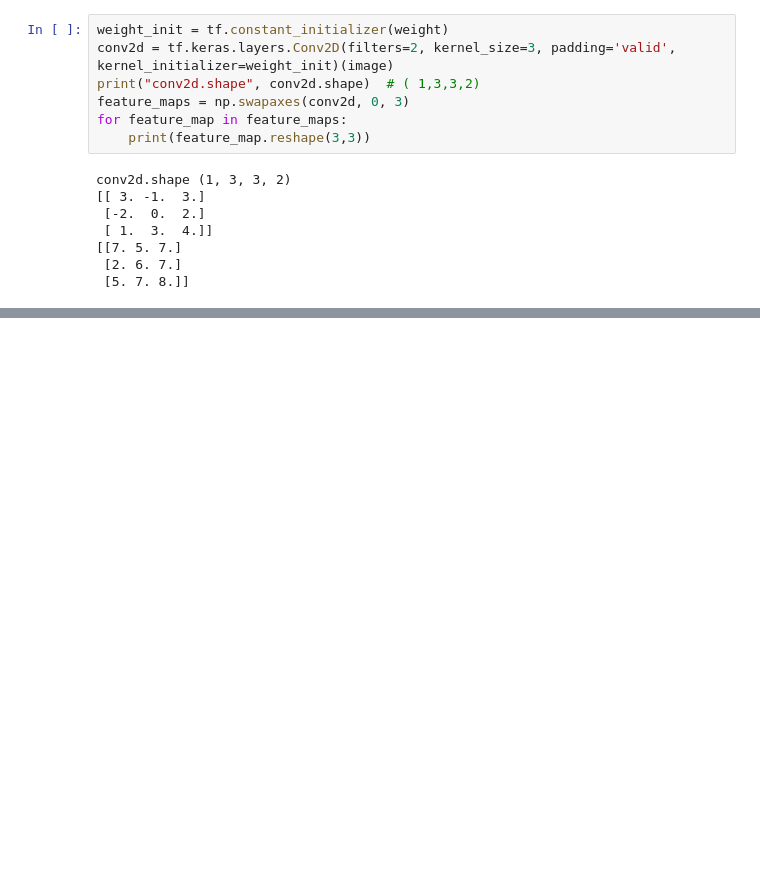
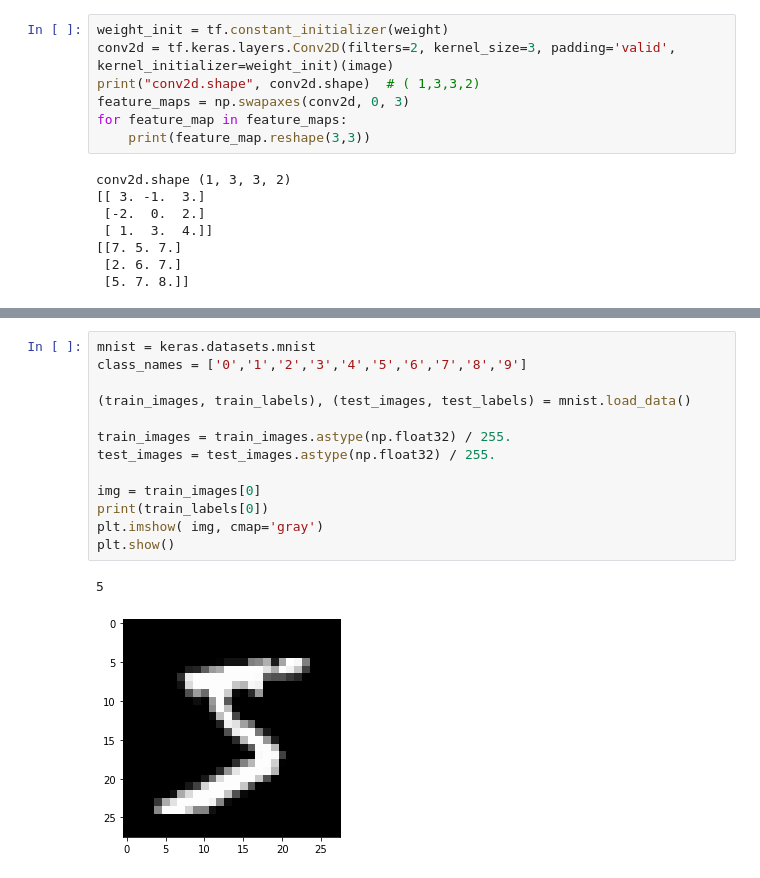
Before and after one commit to imguru-mooc/AI_Basic, a Jupyter notebook: 파이썬/14_day.ipynb, the cells around one changed output, grey strips where cells are left out. Drawn from its saved outputs; the diff is of its cells as text; blank space fills up the shorter version.

```diff
--- a/파이썬/14_day.ipynb
+++ b/파이썬/14_day.ipynb
@@ -209,0 +234,16 @@ conv2d.shape (1, 3, 3, 2)
+# %%
+mnist = keras.datasets.mnist
+class_names = ['0','1','2','3','4','5','6','7','8','9']
+
+(train_images, train_labels), (test_images, test_labels) = mnist.load_data()
+
+train_images = train_images.astype(np.float32) / 255.
+test_images = test_images.astype(np.float32) / 255.
+
+img = train_images[0]
+print(train_labels[0])
+plt.imshow( img, cmap='gray')
+plt.show()
+# %% [output]
+5
+[figure, added]
```
Also changed, not shown: parts of 22 cells of this notebook.
